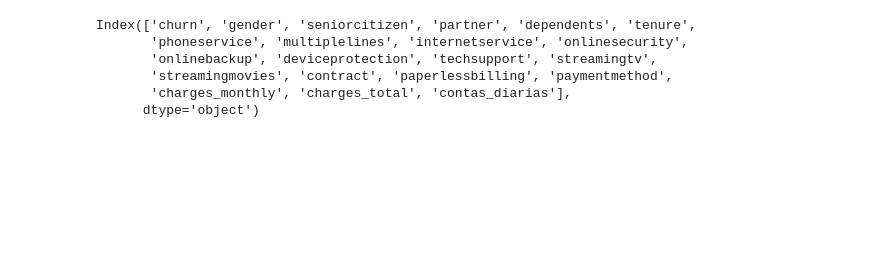
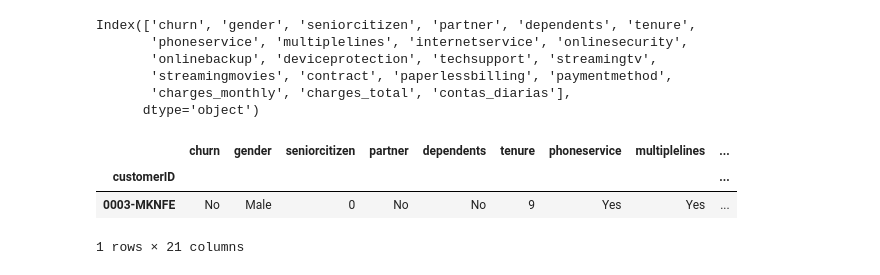
Before and after one commit to Megalonnix/ChallengeTelecomX, a Jupyter notebook: TelecomX_BR.ipynb, the cells around one changed output. Cells and saved outputs as stored; diff of their text form; code cells hidden in the pictures; blank space fills up the shorter version.

```diff
--- a/TelecomX_BR.ipynb
+++ b/TelecomX_BR.ipynb
@@ -476,0 +601,7 @@ df[['']] # ... pergar o desvio padrão de month to manth, two years, one year
+# %%
+df.query('contract=="Month-to-month"').head(1)
+# %% [output]
+|  | churn | gender | seniorcitizen | partner | dependents | tenure | phoneservice | multiplelines | ... |
+| customerID |  |  |  |  |  |  |  |  | ... |
+| 0003-MKNFE | No | Male | 0 | No | No | 9 | Yes | Yes | ... |
+1 rows × 21 columns
```
Also changed, not shown: parts of 22 cells of this notebook.
